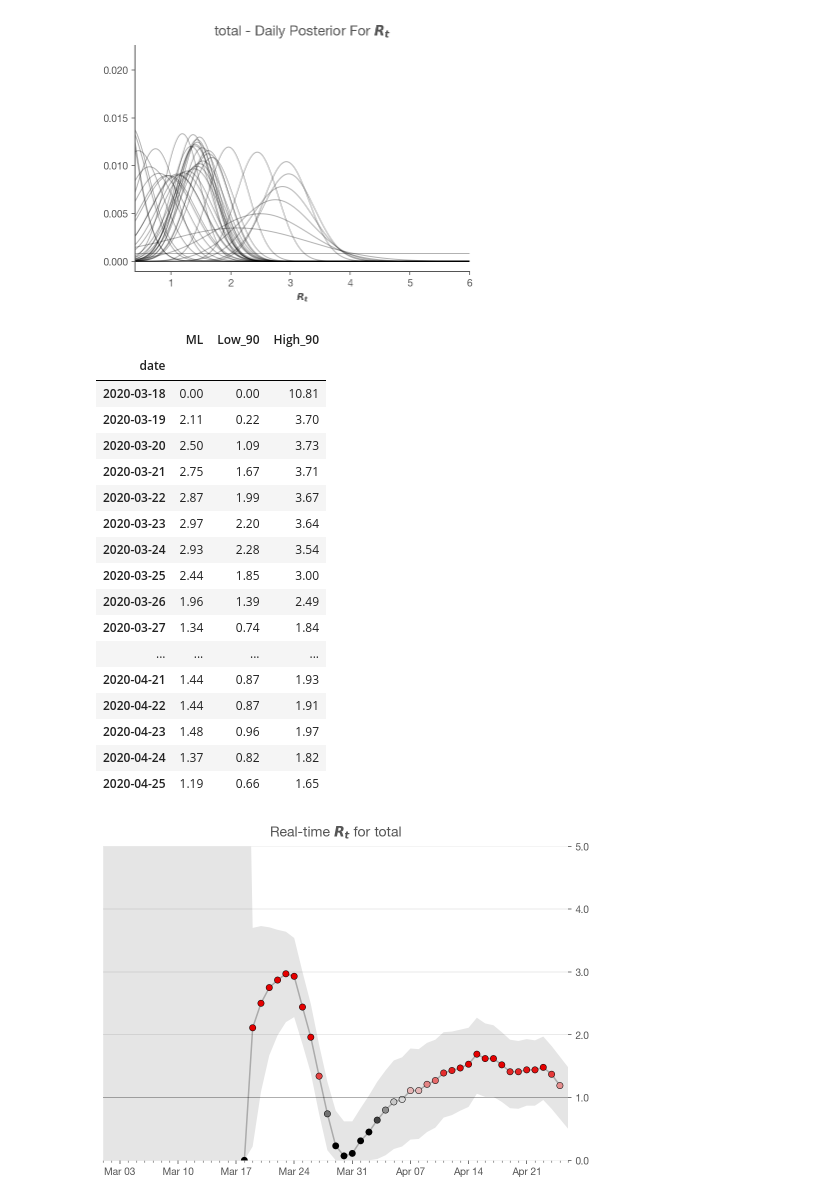
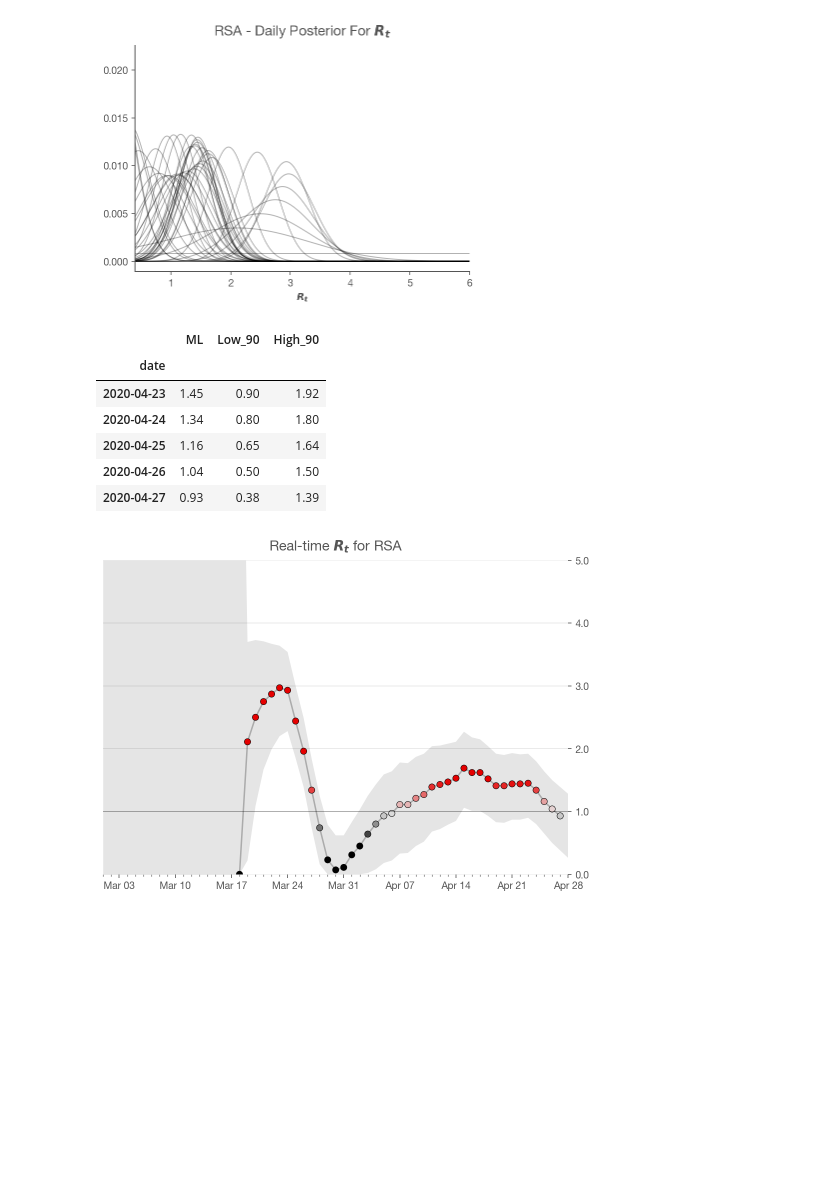
Before and after one commit to heerden/covid-19, a Jupyter notebook: Realtime_R0_World.ipynb, the cells around one changed output. Saved outputs shown, nothing was run; the diff lists cells and outputs as text; code cells hidden in the pictures; blank space fills up the shorter version.

```diff
--- a/Realtime_R0_World.ipynb
+++ b/Realtime_R0_World.ipynb
@@ -39,16 +43,17 @@ import pandas as pd
 #country
 # %%
 url = 'https://raw.githubusercontent.com/dsfsi/covid19za/master/data/covid19za_provincial_cumulative_timeline_confirmed.csv'
-data_all = pd.read_csv(url,
+states_all = pd.read_csv(url,
                      parse_dates=['date'], dayfirst=True,
                      squeeze=True).sort_index()
+states_all = states_all.rename(columns={'total':'RSA'})
 
 # single plot
-state_name = 'total'
+state_name = 'RSA'
 
-# current data set has empty total for last record
-data_filter = data_all[:-1];
-country = data_filter
-country
+# filter data if required
+#state_filter = states_all[:-1];
+states = states_all
+states.tail()
 # %% [output]
 |  | date | YYYYMMDD | EC | FS | GP | KZN | LP | MP | NC | NW | WC | ... |
@@ -71,5 +65,5 @@ country
 # %%
-cases = pd.Series(country[state_name].values,index=country['date'])
+cases = pd.Series(states[state_name].values,index=states['date'])
 original, smoothed = prepare_cases(cases)
 
 original.plot(title=f"{state_name} New Cases Per Day",
@@ -98,35 +92,24 @@ ax = posteriors.plot(title=f'{state_name} - Daily Posterior For $R_t$',
 
 ax.set_xlabel('$R_t$');
 # %% [output]
-[figure, old version]
+[figure, new version]
 # %%
 hdis = highest_density_interval(posteriors, p=.9)
 
 most_likely = posteriors.idxmax().rename('ML')
 
 # Look into why you shift -1
 result = pd.concat([most_likely, hdis], axis=1)
 
-result
+result.tail()
 # %% [output]
 |  | ML | Low_90 | High_90 |
 | date |  |  |  |
-| 2020-03-18 | 0.00 | 0.00 | 10.81 |
-| 2020-03-19 | 2.11 | 0.22 | 3.70 |
-| 2020-03-20 | 2.50 | 1.09 | 3.73 |
-| 2020-03-21 | 2.75 | 1.67 | 3.71 |
-| 2020-03-22 | 2.87 | 1.99 | 3.67 |
-| 2020-03-23 | 2.97 | 2.20 | 3.64 |
-| 2020-03-24 | 2.93 | 2.28 | 3.54 |
-| 2020-03-25 | 2.44 | 1.85 | 3.00 |
-| 2020-03-26 | 1.96 | 1.39 | 2.49 |
-| 2020-03-27 | 1.34 | 0.74 | 1.84 |
-| ... | ... | ... | ... |
-| 2020-04-21 | 1.44 | 0.87 | 1.93 |
-| 2020-04-22 | 1.44 | 0.87 | 1.91 |
-| 2020-04-23 | 1.48 | 0.96 | 1.97 |
-| 2020-04-24 | 1.37 | 0.82 | 1.82 |
-| 2020-04-25 | 1.19 | 0.66 | 1.65 |
+| 2020-04-23 | 1.45 | 0.90 | 1.92 |
+| 2020-04-24 | 1.34 | 0.80 | 1.80 |
+| 2020-04-25 | 1.16 | 0.65 | 1.64 |
+| 2020-04-26 | 1.04 | 0.50 | 1.50 |
+| 2020-04-27 | 0.93 | 0.38 | 1.39 |
 # %%
 fig, ax = plt.subplots(figsize=(600/72,400/72))
 
@@ -135,4 +118,4 @@ ax.set_title(f'Real-time $R_t$ for {state_name}')
 ax.xaxis.set_major_locator(mdates.WeekdayLocator())
 ax.xaxis.set_major_formatter(mdates.DateFormatter('%b %d'))
 # %% [output]
-[figure, old version]
+[figure, new version]
```
Also changed, not shown: parts of 8 cells of this notebook.
